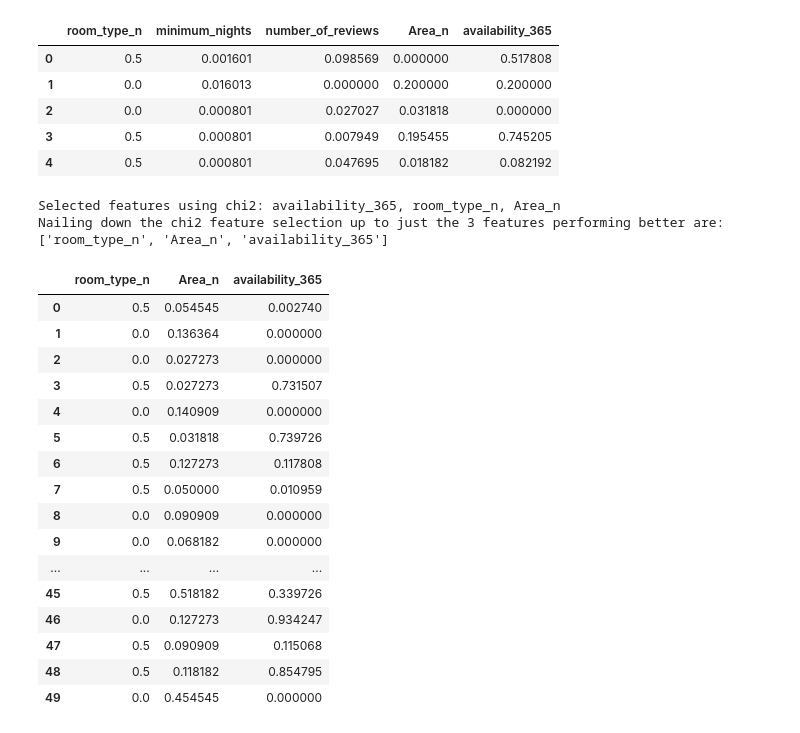
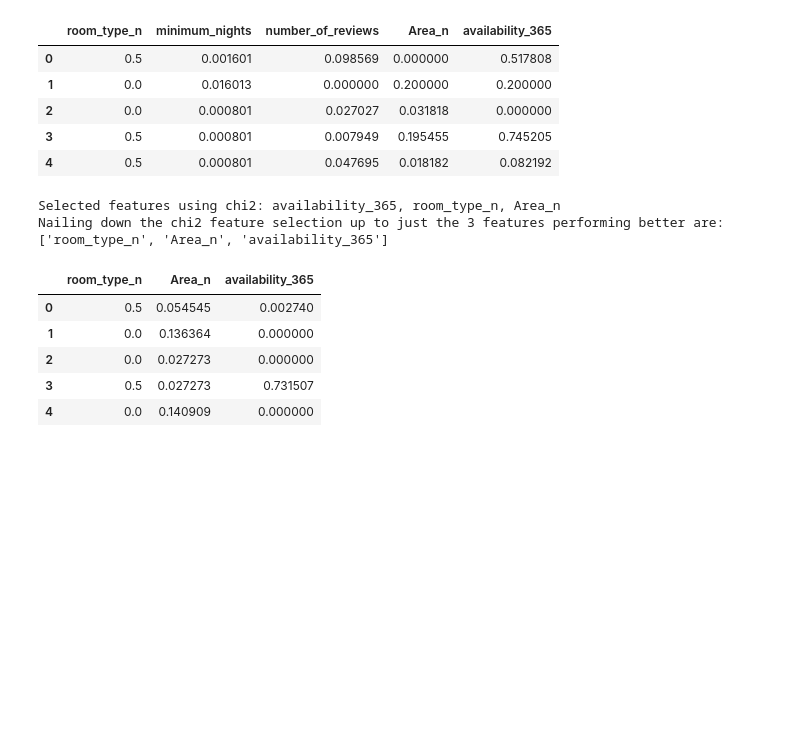
Before and after one commit to 4GeeksAcademy/Data_Preprocessing_Project_TutorialDianaM, a Jupyter notebook: src/explore.ipynb, the cells around one changed output. Cells and saved outputs as stored; diff of their text form; code cells hidden in the pictures; blank space fills up the shorter version.

```diff
--- a/src/explore.ipynb
+++ b/src/explore.ipynb
@@ -1159,42 +1159,31 @@ df_X_test_sel_chi2.head()
 # Setting the selection method to chi2 and 3 features
 chi2_feature_selector = SelectKBest(chi2, k=3)
 
 # Train the selection
 X_train_sel_chi2 = chi2_feature_selector.fit_transform(X_train_num_mm, y_train)
 selected_features_chi2 = X_train_num_mm.columns[chi2_feature_selector.get_support()]
 selected_columns_chi2 = [col for col in X_train.columns if col in selected_features_chi2]
 print(f"Selected features using chi2: {', '.join(selected_columns_chi2)}")
 
 
 # We train the selection
 chi2_feature_selector.fit(X_train_num_mm, y_train)
 
 ix = chi2_feature_selector.get_support()
 
 df_X_train_sel_chi2 = pd.DataFrame(chi2_feature_selector.transform(X_train_num_mm), columns = X_train_num_mm.columns.values[ix])
 df_X_test_sel_chi2 = pd.DataFrame(chi2_feature_selector.transform(X_test_num_mm), columns = X_test_num_mm.columns.values[ix])
 
 
 print(f"Nailing down the chi2 feature selection up to just the {len(df_X_train_sel_chi2.columns)} features performing better are: {[column for column in df_X_train_sel_chi2.columns]}")
 
-df_X_train_sel_chi2.head(50)
+df_X_train_sel_chi2.head()
 # %% [output]
 Selected features using chi2: availability_365, room_type_n, Area_n
 Nailing down the chi2 feature selection up to just the 3 features performing better are: ['room_type_n', 'Area_n', 'availability_365']
 |  | room_type_n | Area_n | availability_365 |
 | 0 | 0.5 | 0.054545 | 0.002740 |
 | 1 | 0.0 | 0.136364 | 0.000000 |
 | 2 | 0.0 | 0.027273 | 0.000000 |
 | 3 | 0.5 | 0.027273 | 0.731507 |
 | 4 | 0.0 | 0.140909 | 0.000000 |
-| 5 | 0.5 | 0.031818 | 0.739726 |
-| 6 | 0.5 | 0.127273 | 0.117808 |
-| 7 | 0.5 | 0.050000 | 0.010959 |
-| 8 | 0.0 | 0.090909 | 0.000000 |
-| 9 | 0.0 | 0.068182 | 0.000000 |
-| ... | ... | ... | ... |
-| 45 | 0.5 | 0.518182 | 0.339726 |
-| 46 | 0.0 | 0.127273 | 0.934247 |
-| 47 | 0.5 | 0.090909 | 0.115068 |
-| 48 | 0.5 | 0.118182 | 0.854795 |
-| 49 | 0.0 | 0.454545 | 0.000000 |
```
Also changed, not shown: parts of 2 cells of this notebook, 2 other files.
